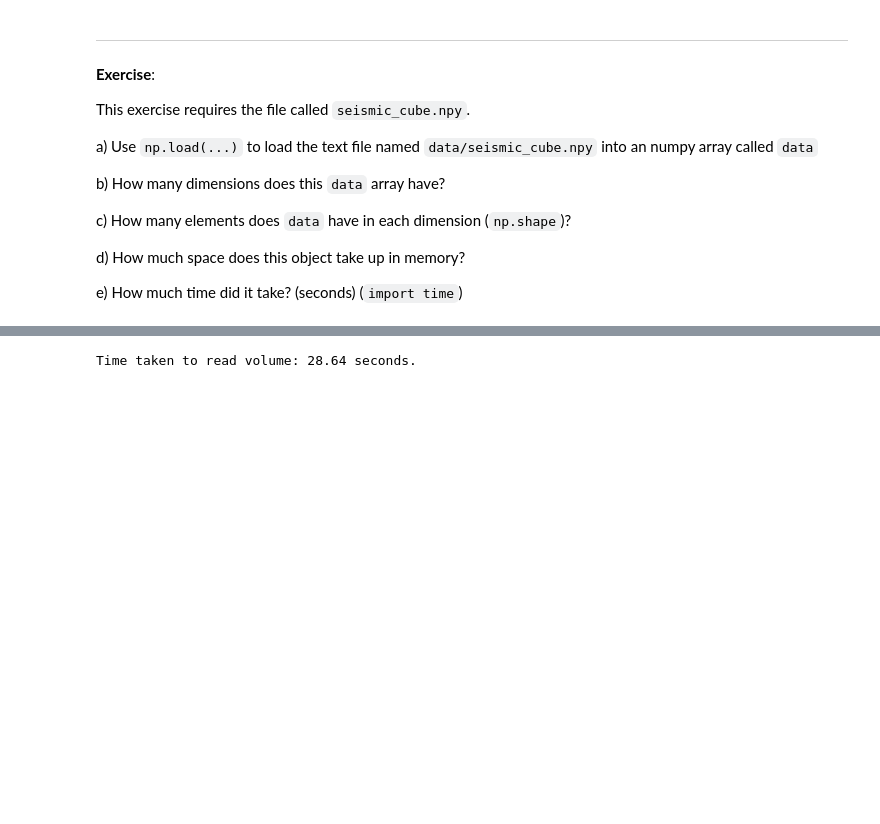
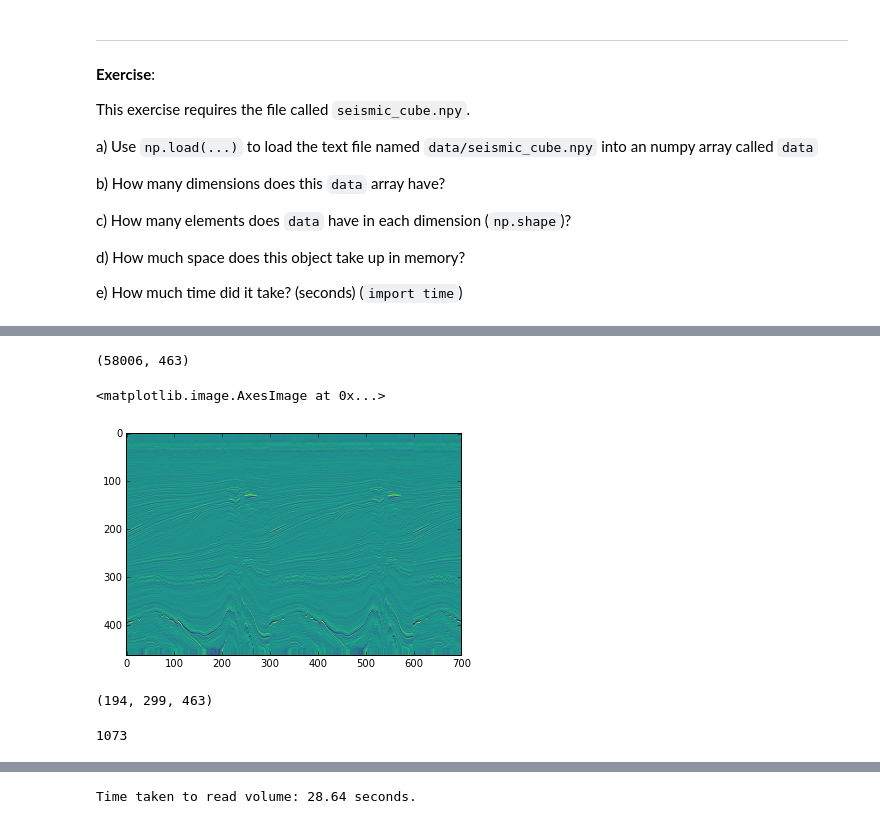
Before and after one commit to Aicha-cher/Booster_bootcamp, a Jupyter notebook: Part_2c__Seismic_arrays.ipynb, the cells around one changed output, grey strips where cells are left out. Saved outputs shown, nothing was run; the diff lists cells and outputs as text; code cells hidden in the pictures; blank space fills up the shorter version.

```diff
--- a/Part_2c__Seismic_arrays.ipynb
+++ b/Part_2c__Seismic_arrays.ipynb
@@ -21,3 +21,5 @@ c) How many elements does `data` have in each dimension (`np.shape`)?
 d) How much space does this object take up in memory?
 
 e) How much time did it take? (seconds) (`import time`)
+# %%
+data = np.load('data/seismic_cube.npy')
@@ -23,0 +36,9 @@ e) How much time did it take? (seconds) (`import time`)
+# %%
+data.shape
+# %% [output]
+(58006, 463)
+# %%
+plt.imshow(data[:700].T, cmap='viridis')
+# %% [output]
+<matplotlib.image.AxesImage at 0x...>
+[figure, added]
@@ -23,0 +51,4 @@ e) How much time did it take? (seconds) (`import time`)
+# %%
+data.shape
+# %% [output]
+(194, 299, 463)
@@ -23,0 +57,4 @@ e) How much time did it take? (seconds) (`import time`)
+# %%
+data[123, 23, 345]
+# %% [output]
+1073
```
Also changed, not shown: parts of 10 cells of this notebook, 1 other file.
